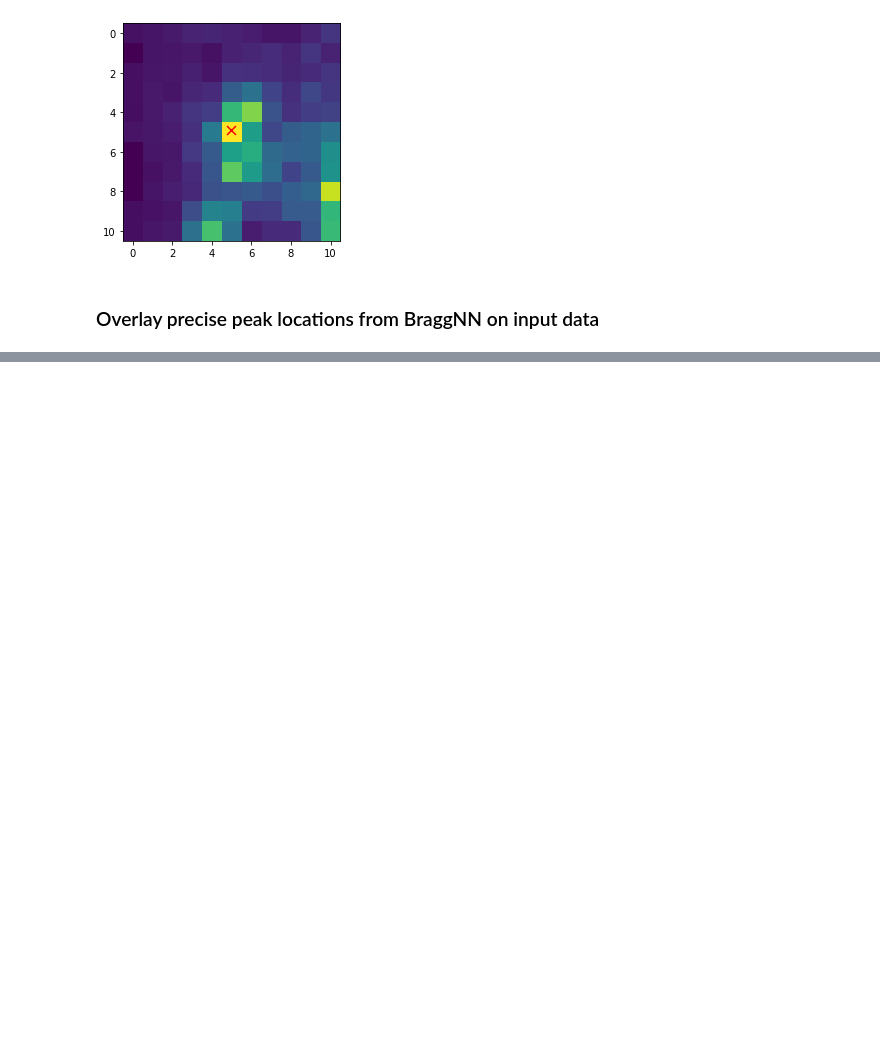
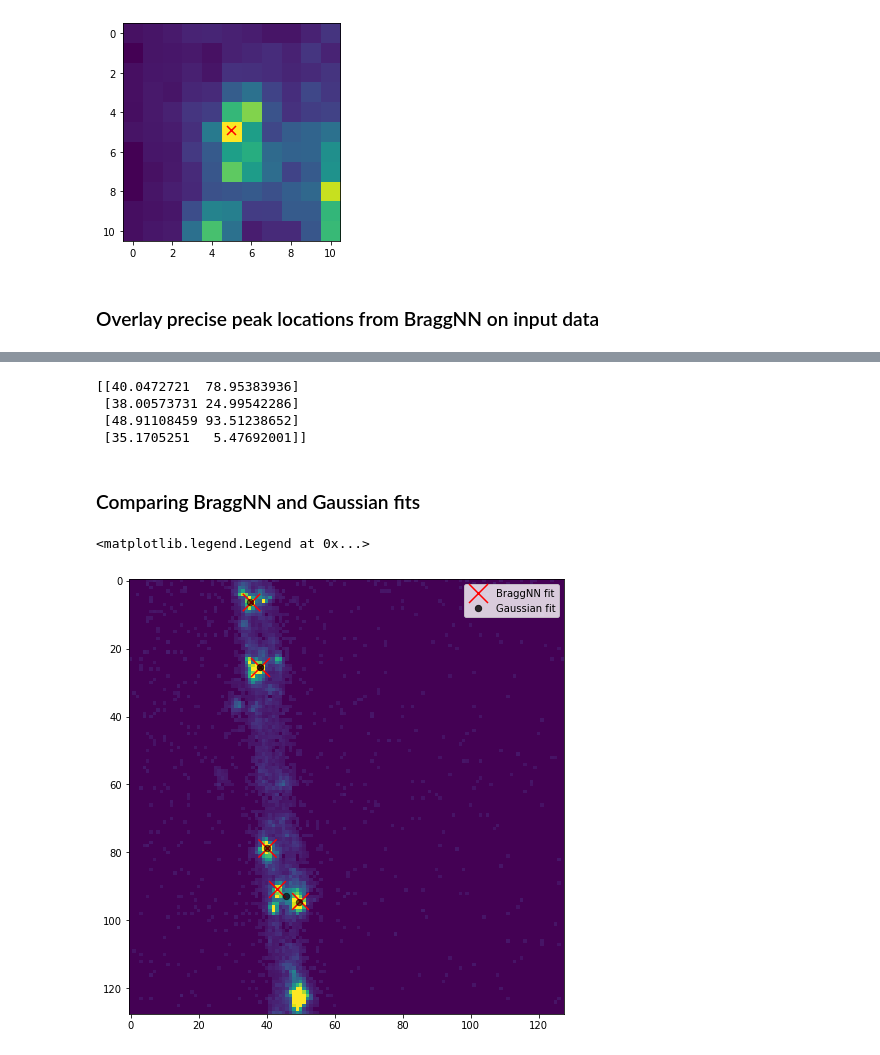
Before and after one commit to miwan1/BraggPeak_CNN, a Jupyter notebook: Pipeline_Example.ipynb, the cells around one changed output, grey strips where cells are left out. Drawn from its saved outputs; the diff is of its cells as text; code cells hidden in the pictures; blank space fills up the shorter version.

Commit message:
Include gaussian fitting, and errors from entire dataset

```diff
--- a/Pipeline_Example.ipynb
+++ b/Pipeline_Example.ipynb
@@ -213,0 +224,75 @@ for i in range(len(scores_filtered)):
+# %%
+import lmfit
+
+def get_peak_locations(binned_image, x, y):
+    fit = []
+    for i in range(len(x)):
+        x_c, y_c = x[i], y[i]
+        try:
+            #Define and normalize patch
+            patch = binned_image[y_c-5:y_c+6 , x_c-5:x_c+6]
+            patch = (patch - patch.min()) / (patch.max()-patch.min())
+
+            #Check that max value within patch is roughly in the center
+            x_max, y_max = np.unravel_index(patch.argmax(), patch.shape)
+            if (x_max > 3) & (x_max < 7) & (y_max > 3) & (y_max < 7):
+                x_fit, y_fit = get_peak_location_2d(patch)[0] + x_c - 5, get_peak_location_2d(patch)[1] + y_c -5
+                fit.append([x_fit, y_fit])
+
+        except ValueError:
+            continue
+#             print('Unable to generate/fit patch')
+    return np.array(fit)
+
+def get_peak_location_2d(image):
+
+
+    # Set initial parameters for the Gaussian2d model
+    '''
+    params = gaussian2d.make_params()
+    params['amplitude'].set(value=np.max(image), min=0)
+    params['centerx'].set(value=image.shape[1]/2, min=0, max=image.shape[1])
+    params['sigmax'].set(value=1, min=0)
+    params['centery'].set(value=image.shape[0]/2, min=0, max=image.shape[0])
+    params['sigmay'].set(value=1, min=0)
+    '''
+
+    img_flattened = image.ravel()
+    x = np.linspace(0, 10, 11)
+    y = np.linspace(0, 10, 11)
+    Xg, Yg = np.meshgrid(x, y)
+    Z = image
+    model = lmfit.models.Gaussian2dModel()
+    params = model.guess(Z.flatten(), Xg.flatten(), Yg.flatten())  # method cannot deal with 2D data
+    result = model.fit(Z, x=Xg, y=Yg, params=params)
+
+    # Return the location of the peak
+    x = result.params['centerx'].value
+    y = result.params['centery'].value
+    return [x, y]
+
+Gauss_fit = get_peak_locations(binned_image, x, y)
+print(Gauss_fit)
+# %% [output]
+[[40.0472721  78.95383936]
+ [38.00573731 24.99542286]
+ [48.91108459 93.51238652]
+ [35.1705251   5.47692001]]
+# %% [markdown]
+### Comparing BraggNN and Gaussian fits
+# %%
+#Entire detector image
+plt.figure(figsize = (8,8))
+plt.imshow(binned_image, vmax = 100)
+for i in range(len(scores_filtered)):
+    #Create just 1 legend
+    if i==0:
+        plt.scatter(NN_fit[i][0], NN_fit[i][1], color = 'red', marker = 'x', s = np.log10(scores[i]) * 150, label = 'BraggNN fit')
+        plt.scatter(Gauss_fit[i][0], Gauss_fit[i][1], color = 'k', s = 40, alpha = 0.8, label = 'Gaussian fit')
+    else:
+        plt.scatter(NN_fit[i][0], NN_fit[i][1], color = 'red', marker = 'x', s = np.log10(scores[i]) * 150)
+        plt.scatter(Gauss_fit[i][0], Gauss_fit[i][1], color = 'k', s = 40, alpha = 0.6)
+plt.legend()
+# %% [output]
+<matplotlib.legend.Legend at 0x...>
+[figure, added]
```
Also changed, not shown: parts of 14 cells of this notebook, 1 other file.
